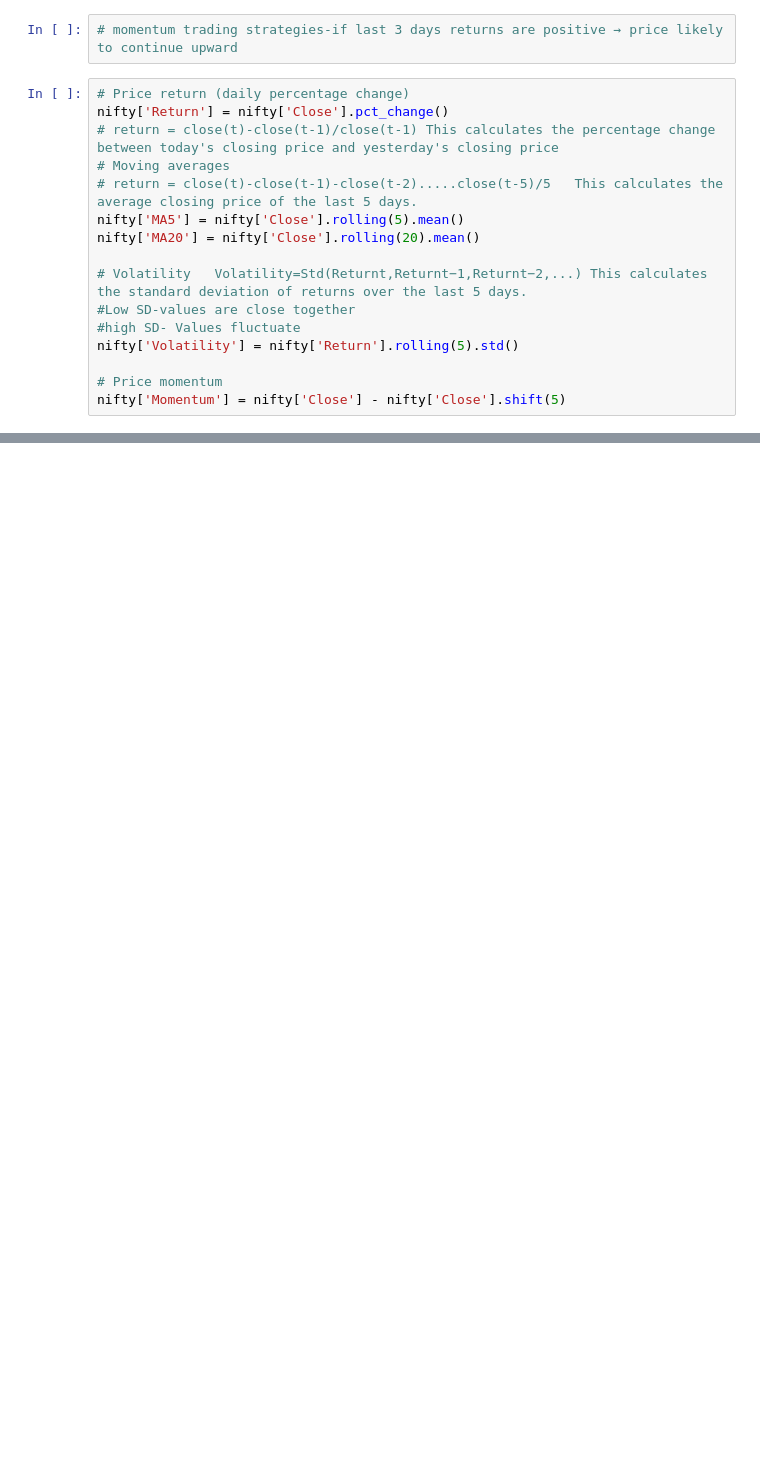
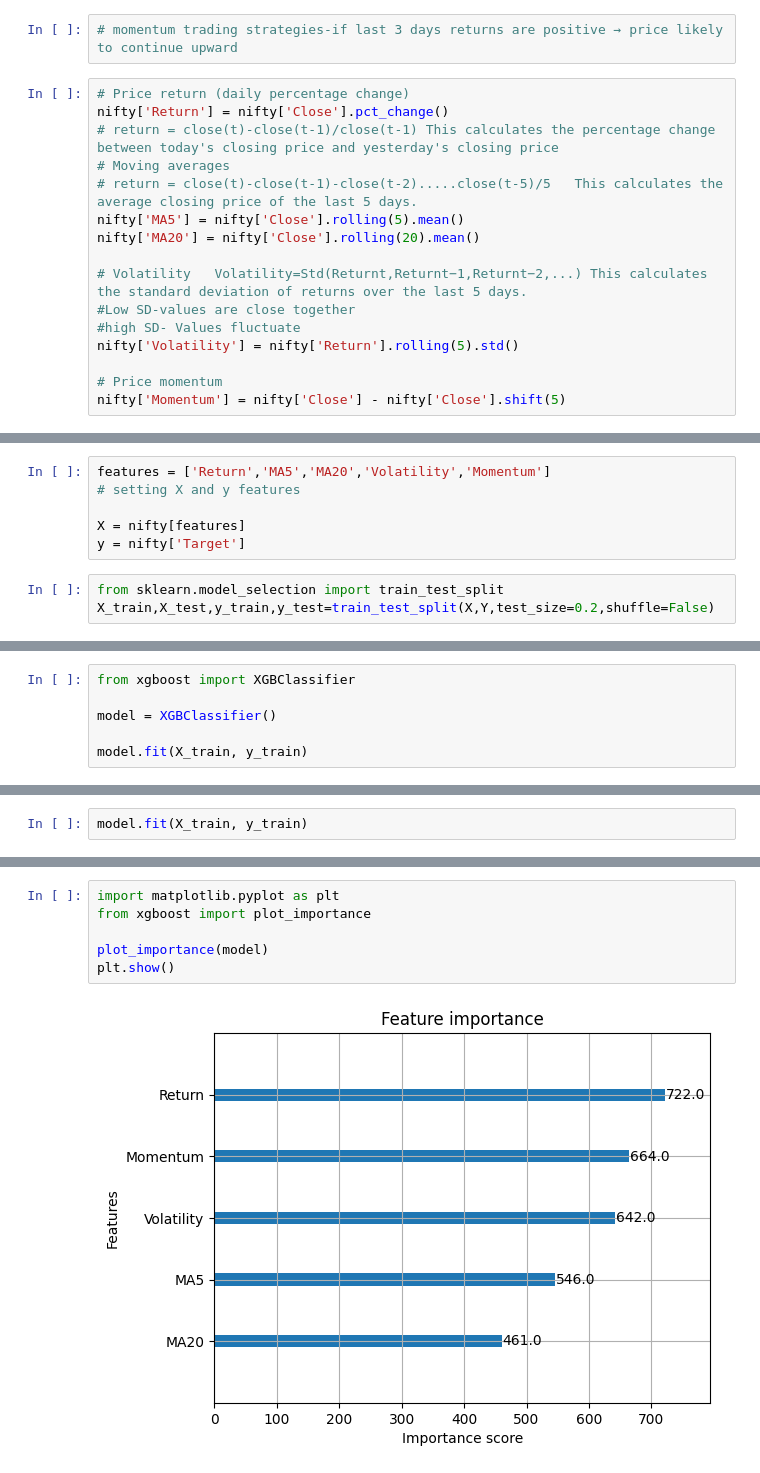
Before and after one commit to SakthiSpark/Trading-Frequency-Prediction, a Jupyter notebook: HFT.ipynb, the cells around one changed output, grey strips where cells are left out. Saved outputs shown, nothing was run; the diff lists cells and outputs as text; blank space fills up the shorter version.

```diff
--- a/HFT.ipynb
+++ b/HFT.ipynb
@@ -210,0 +195,9 @@ Name: MA20, Length: 4210, dtype: float64
+# %%
+features = ['Return','MA5','MA20','Volatility','Momentum']
+# setting X and y features
+
+X = nifty[features]
+y = nifty['Target']
+# %%
+from sklearn.model_selection import train_test_split
+X_train,X_test,y_train,y_test=train_test_split(X,Y,test_size=0.2,shuffle=False)
@@ -210,0 +231,6 @@ Name: MA20, Length: 4210, dtype: float64
+# %%
+from xgboost import XGBClassifier
+
+model = XGBClassifier()
+
+model.fit(X_train, y_train)
@@ -210,0 +258,2 @@ Name: MA20, Length: 4210, dtype: float64
+# %%
+model.fit(X_train, y_train)
@@ -210,0 +302,8 @@ Name: MA20, Length: 4210, dtype: float64
+# %%
+import matplotlib.pyplot as plt
+from xgboost import plot_importance
+
+plot_importance(model)
+plt.show()
+# %% [output]
+[figure, added]
```
Also changed, not shown: parts of 14 cells of this notebook.
